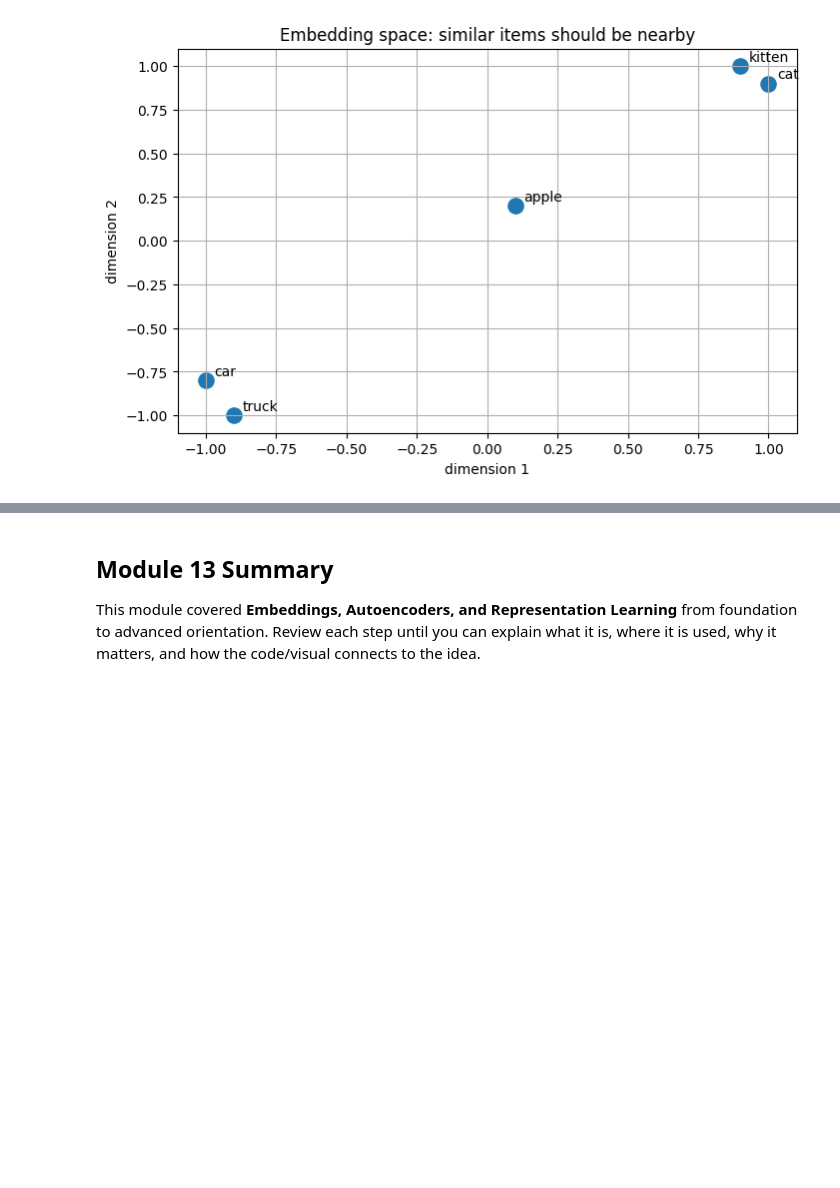
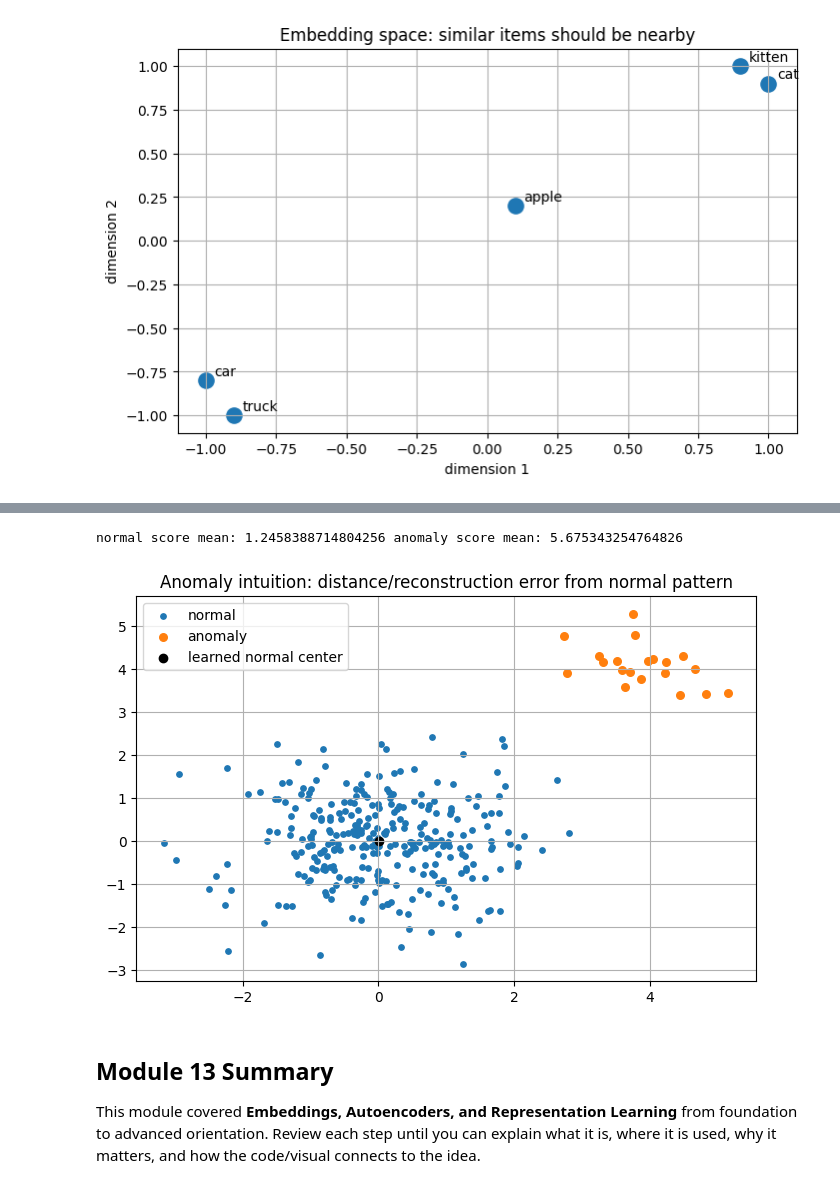
Before and after one commit to sidhu7777/Machine_Learning_Notes, a Jupyter notebook: deep_learning/modules/Module_13_Embeddings_Autoencoders_and_Representation_Learning.ipynb, the cells around one changed output, grey strips where cells are left out. Saved outputs shown, nothing was run; the diff lists cells and outputs as text; code cells hidden in the pictures; blank space fills up the shorter version.

```diff
--- a/deep_learning/modules/Module_13_Embeddings_Autoencoders_and_Representation_Learning.ipynb
+++ b/deep_learning/modules/Module_13_Embeddings_Autoencoders_and_Representation_Learning.ipynb
@@ -284,3 +306,19 @@ plt.xlabel('dimension 1'); plt.ylabel('dimension 2');
+# %%
+import numpy as np, matplotlib.pyplot as plt
+rng=np.random.default_rng(4)
+normal=rng.normal(0,1,size=(300,2))
+anomaly=rng.normal(4,.5,size=(20,2))
+center=normal.mean(axis=0)
+score=np.linalg.norm(np.vstack([normal,anomaly])-center,axis=1)
+plt.scatter(normal[:,0],normal[:,1],s=15,label='normal')
+plt.scatter(anomaly[:,0],anomaly[:,1],s=30,label='anomaly')
+plt.scatter([center[0]],[center[1]],c='black',label='learned normal center')
+plt.title('Anomaly intuition: distance/reconstruction error from normal pattern')
+plt.legend();
+print('normal score mean:',score[:300].mean(),'anomaly score mean:',score[300:].mean())
+# %% [output]
+normal score mean: 1.2458388714804256 anomaly score mean: 5.675343254764826
+[figure, added]
 # %% [markdown]
 ## Module 13 Summary
 
```
Also changed, not shown: parts of 3 cells of this notebook, 12 other files.
